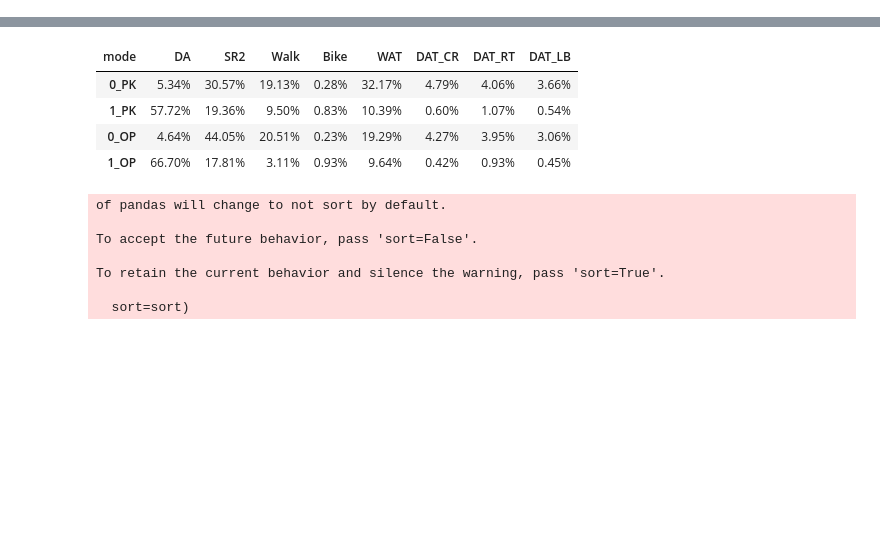
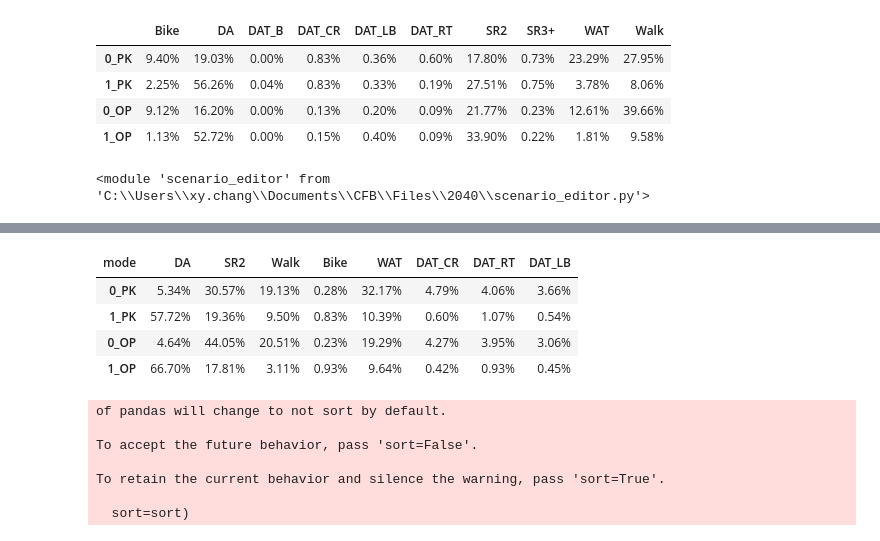
Before and after one commit to xyzjayne/CFB_spatial, a Jupyter notebook: Scenario Frontend.ipynb, the cells around one changed output, grey strips where cells are left out. Drawn from its saved outputs; the diff is of its cells as text; code cells hidden in the pictures; blank space fills up the shorter version.

```diff
--- a/Scenario Frontend.ipynb
+++ b/Scenario Frontend.ipynb
@@ -31,3 +35,19 @@ Mode choice for HBO started.
+# %%
+# inspect results
+mc_util.write_trip_tables(mc, config.out_path +  '2040_trips_no_scenario.omx')
+mc_util.display_mode_share(mc)
+# %% [output]
+|  | Bike | DA | DAT_B | DAT_CR | DAT_LB | DAT_RT | SR2 | SR3+ | WAT | Walk |
+| 0_PK | 9.40% | 19.03% | 0.00% | 0.83% | 0.36% | 0.60% | 17.80% | 0.73% | 23.29% | 27.95% |
+| 1_PK | 2.25% | 56.26% | 0.04% | 0.83% | 0.33% | 0.19% | 27.51% | 0.75% | 3.78% | 8.06% |
+| 0_OP | 9.12% | 16.20% | 0.00% | 0.13% | 0.20% | 0.09% | 21.77% | 0.23% | 12.61% | 39.66% |
+| 1_OP | 1.13% | 52.72% | 0.00% | 0.15% | 0.40% | 0.09% | 33.90% | 0.22% | 1.81% | 9.58% |
+# %%
+
+import imp
+imp.reload(se)
+# %% [output]
+<module 'scenario_editor' from 'C:\\Users\\xy.chang\\Documents\\CFB\\Files\\2040\\scenario_editor.py'>
 # %%
 from IPython.display import display
 display(config.scenario_switches)
```
Also changed, not shown: parts of 9 cells of this notebook, 6 other files.
